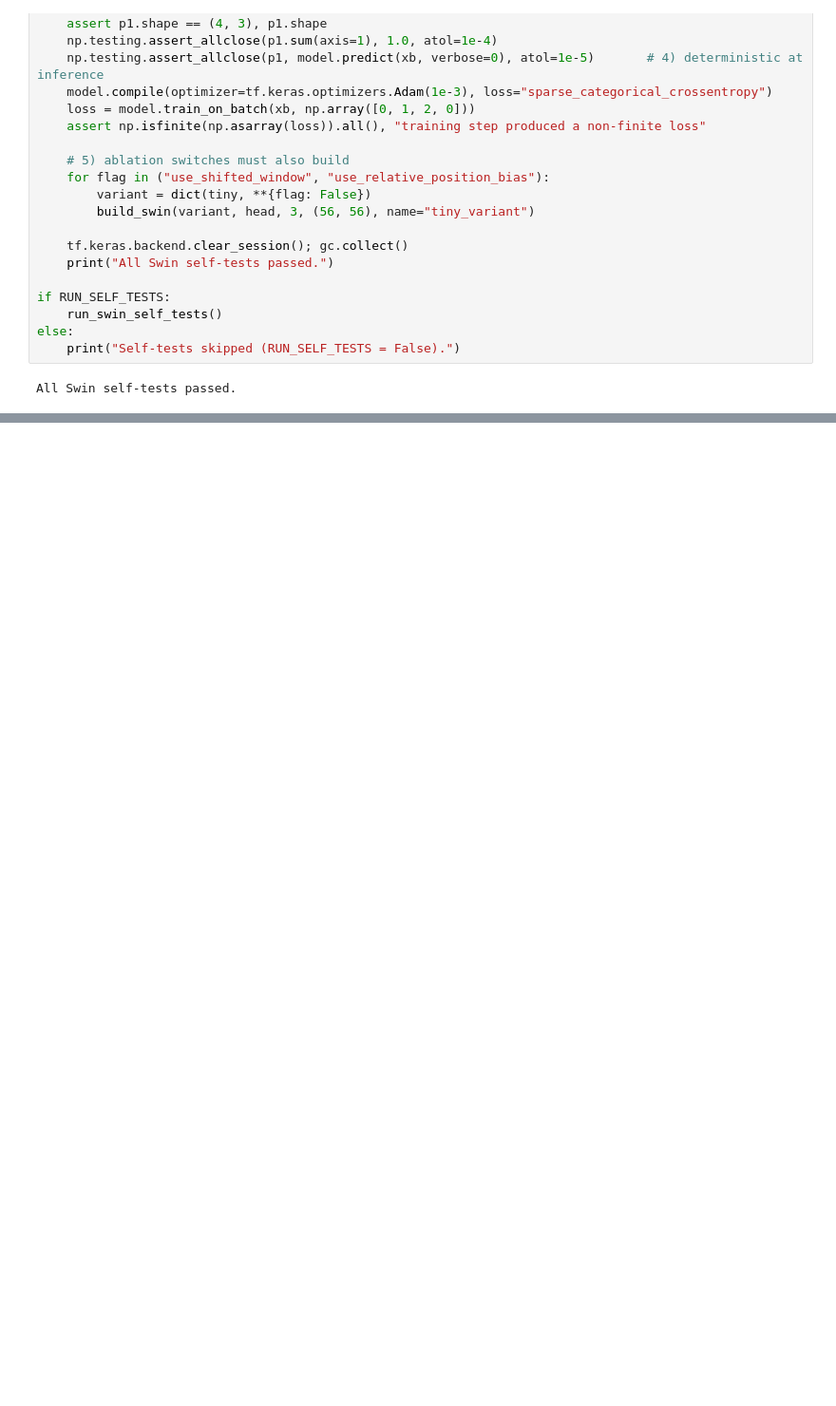
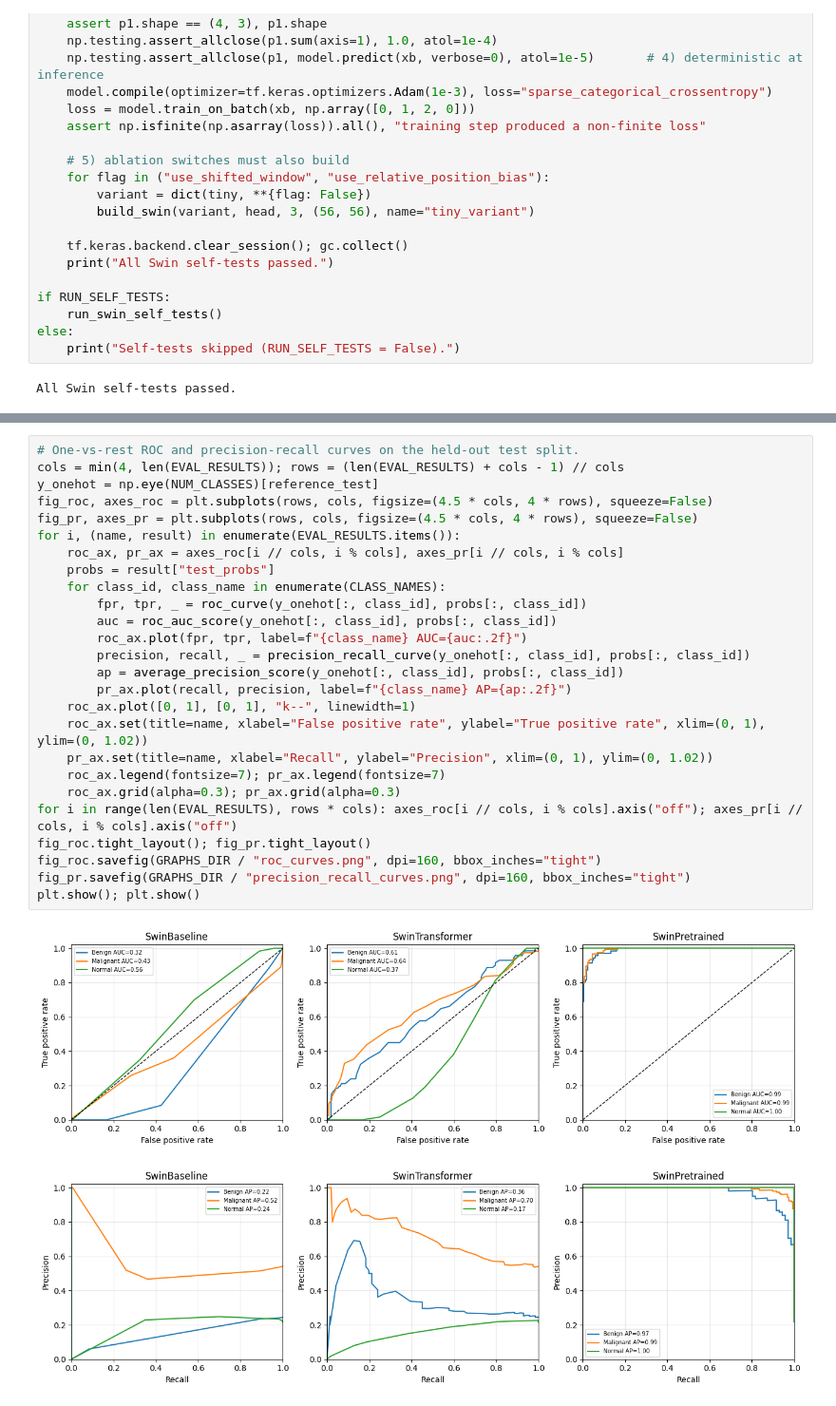
Before and after one commit to miranibrahim/Colab-Model-Train, a Jupyter notebook: Lung_Cancer_Proposed_Swin_Experiments.ipynb, the cells around one changed output, grey strips where cells are left out. Shown at 95% size. Saved outputs shown, nothing was run; the diff lists cells and outputs as text; blank space fills up the shorter version.

```diff
--- a/Lung_Cancer_Proposed_Swin_Experiments.ipynb
+++ b/Lung_Cancer_Proposed_Swin_Experiments.ipynb
@@ -1823,0 +1316,29 @@ After editing Section 7 code, **re-run the self-test cell** (Section 7.3) before
+# %%
+# One-vs-rest ROC and precision-recall curves on the held-out test split.
+cols = min(4, len(EVAL_RESULTS)); rows = (len(EVAL_RESULTS) + cols - 1) // cols
+y_onehot = np.eye(NUM_CLASSES)[reference_test]
+fig_roc, axes_roc = plt.subplots(rows, cols, figsize=(4.5 * cols, 4 * rows), squeeze=False)
+fig_pr, axes_pr = plt.subplots(rows, cols, figsize=(4.5 * cols, 4 * rows), squeeze=False)
+for i, (name, result) in enumerate(EVAL_RESULTS.items()):
+    roc_ax, pr_ax = axes_roc[i // cols, i % cols], axes_pr[i // cols, i % cols]
+    probs = result["test_probs"]
+    for class_id, class_name in enumerate(CLASS_NAMES):
+        fpr, tpr, _ = roc_curve(y_onehot[:, class_id], probs[:, class_id])
+        auc = roc_auc_score(y_onehot[:, class_id], probs[:, class_id])
+        roc_ax.plot(fpr, tpr, label=f"{class_name} AUC={auc:.2f}")
+        precision, recall, _ = precision_recall_curve(y_onehot[:, class_id], probs[:, class_id])
+        ap = average_precision_score(y_onehot[:, class_id], probs[:, class_id])
+        pr_ax.plot(recall, precision, label=f"{class_name} AP={ap:.2f}")
+    roc_ax.plot([0, 1], [0, 1], "k--", linewidth=1)
+    roc_ax.set(title=name, xlabel="False positive rate", ylabel="True positive rate", xlim=(0, 1), ylim=(0, 1.02))
+    pr_ax.set(title=name, xlabel="Recall", ylabel="Precision", xlim=(0, 1), ylim=(0, 1.02))
+    roc_ax.legend(fontsize=7); pr_ax.legend(fontsize=7)
+    roc_ax.grid(alpha=0.3); pr_ax.grid(alpha=0.3)
+for i in range(len(EVAL_RESULTS), rows * cols): axes_roc[i // cols, i % cols].axis("off"); axes_pr[i // cols, i % cols].axis("off")
+fig_roc.tight_layout(); fig_pr.tight_layout()
+fig_roc.savefig(GRAPHS_DIR / "roc_curves.png", dpi=160, bbox_inches="tight")
+fig_pr.savefig(GRAPHS_DIR / "precision_recall_curves.png", dpi=160, bbox_inches="tight")
+plt.show(); plt.show()
+# %% [output]
+[figure, added]
+[figure, added]
```
Also changed, not shown: parts of 56 cells of this notebook, 2 other files.
